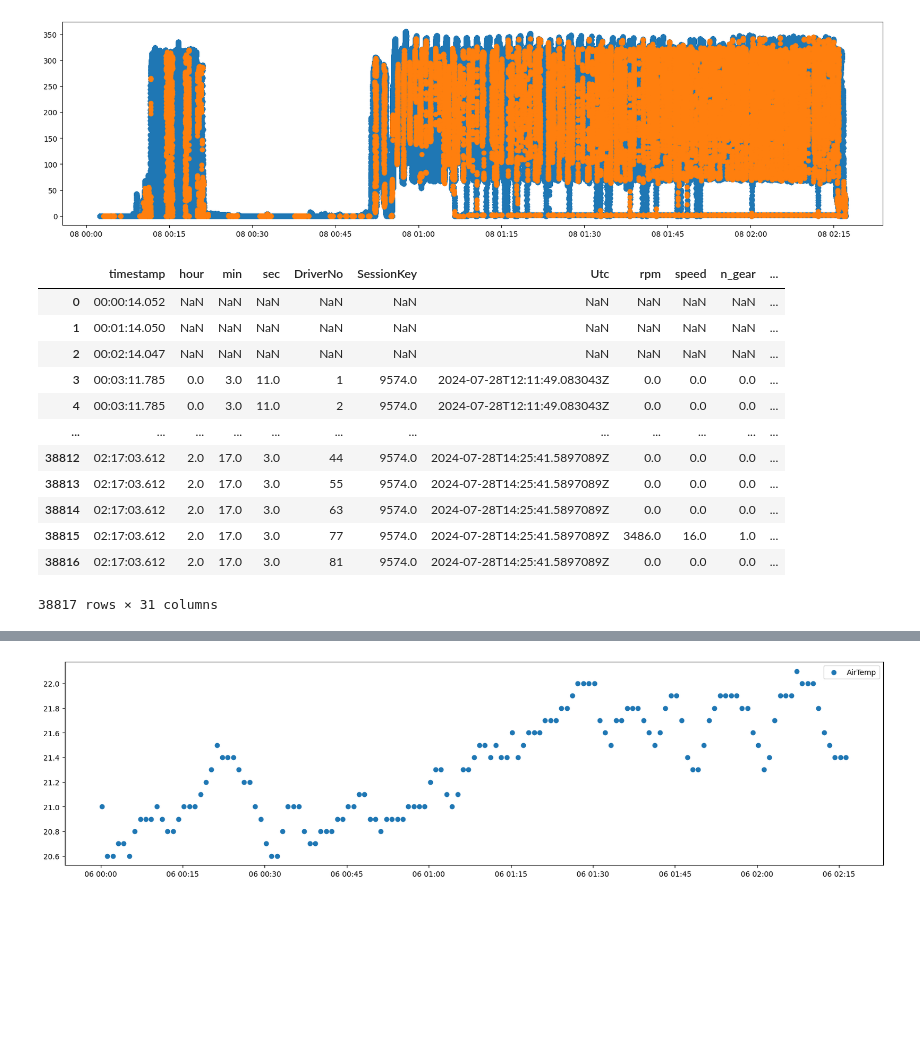
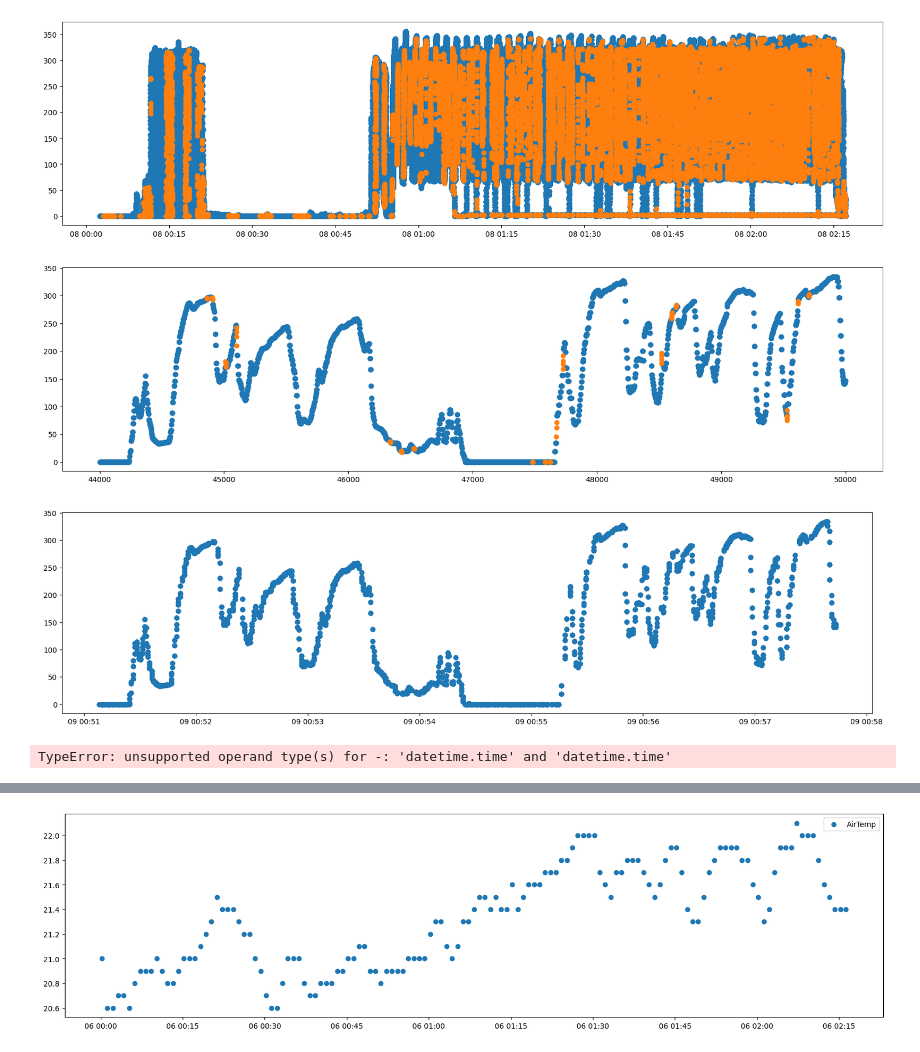
Before and after one commit to GoktugOcal/LiveF1, a Jupyter notebook: test.ipynb, the cells around one changed output, grey strips where cells are left out. Saved outputs shown, nothing was run; the diff lists cells and outputs as text; code cells hidden in the pictures; blank space fills up the shorter version.

```diff
--- a/test.ipynb
+++ b/test.ipynb
@@ -150,19 +162,3 @@ plt.scatter(pd.to_datetime(df_temp.index), df_temp["speed"])
 plt.show()
 # %% [output]
 [figure]
-# %%
-df_temp.reset_index().iloc[]
-# %% [output]
-|  | timestamp | hour | min | sec | DriverNo | SessionKey | Utc | rpm | speed | n_gear | ... |
-| 0 | 00:00:14.052 | NaN | NaN | NaN | NaN | NaN | NaN | NaN | NaN | NaN | ... |
-| 1 | 00:01:14.050 | NaN | NaN | NaN | NaN | NaN | NaN | NaN | NaN | NaN | ... |
-| 2 | 00:02:14.047 | NaN | NaN | NaN | NaN | NaN | NaN | NaN | NaN | NaN | ... |
-| 3 | 00:03:11.785 | 0.0 | 3.0 | 11.0 | 1 | 9574.0 | 2024-07-28T12:11:49.083043Z | 0.0 | 0.0 | 0.0 | ... |
-| 4 | 00:03:11.785 | 0.0 | 3.0 | 11.0 | 2 | 9574.0 | 2024-07-28T12:11:49.083043Z | 0.0 | 0.0 | 0.0 | ... |
-| ... | ... | ... | ... | ... | ... | ... | ... | ... | ... | ... | ... |
-| 38812 | 02:17:03.612 | 2.0 | 17.0 | 3.0 | 44 | 9574.0 | 2024-07-28T14:25:41.5897089Z | 0.0 | 0.0 | 0.0 | ... |
-| 38813 | 02:17:03.612 | 2.0 | 17.0 | 3.0 | 55 | 9574.0 | 2024-07-28T14:25:41.5897089Z | 0.0 | 0.0 | 0.0 | ... |
-| 38814 | 02:17:03.612 | 2.0 | 17.0 | 3.0 | 63 | 9574.0 | 2024-07-28T14:25:41.5897089Z | 0.0 | 0.0 | 0.0 | ... |
-| 38815 | 02:17:03.612 | 2.0 | 17.0 | 3.0 | 77 | 9574.0 | 2024-07-28T14:25:41.5897089Z | 3486.0 | 16.0 | 1.0 | ... |
-| 38816 | 02:17:03.612 | 2.0 | 17.0 | 3.0 | 81 | 9574.0 | 2024-07-28T14:25:41.5897089Z | 0.0 | 0.0 | 0.0 | ... |
-38817 rows × 31 columns
@@ -174,0 +165,23 @@ df_temp["W"] = df_temp["DriverNo"].isnull()
+# %%
+df_44 = df_all[df_all["DriverNo"] == "44"].reset_index().iloc[44000:50000]
+
+df_temp = df_44[~df_44["X"].isnull()]
+plt.figure(figsize=(20,5))
+plt.scatter(df_temp.index, df_temp["speed"])
+
+df_temp = df_44[df_44["X"].isnull()]
+plt.scatter(df_temp.index, df_temp["speed"])
+plt.show()
+
+
+df_temp = df_44[~df_44["X"].isnull()]
+plt.figure(figsize=(20,5))
+plt.scatter(pd.to_datetime(df_temp.timestamp), df_temp["speed"])
+plt.show()
+# %% [output]
+[figure, added]
+[figure, added]
+# %%
+pd.to_datetime(df_44.timestamp).dt.time - pd.to_datetime(df_44.timestamp).shift(1).dt.time
+# %% [output]
+TypeError: unsupported operand type(s) for -: 'datetime.time' and 'datetime.time'
```
Also changed, not shown: parts of 13 cells of this notebook.
